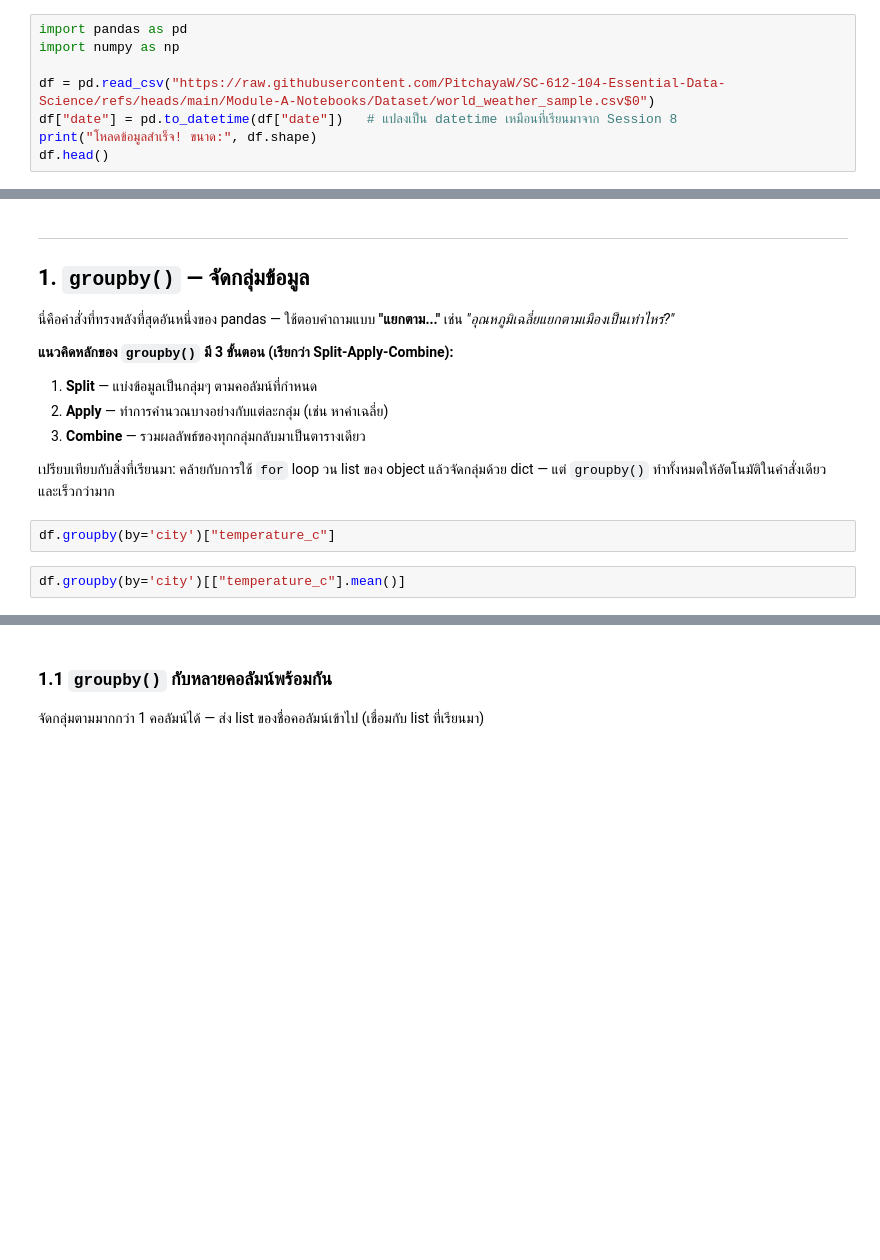
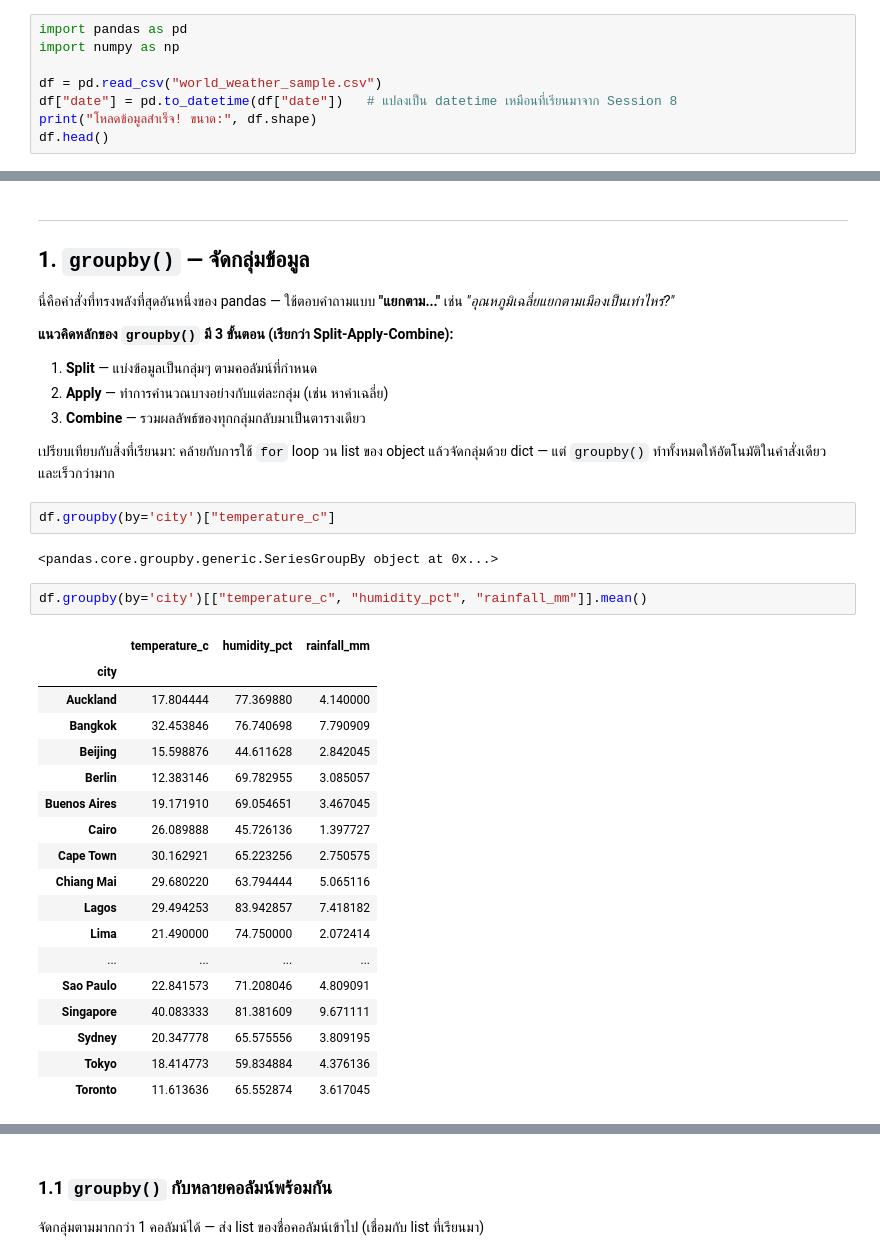
Before and after one commit to phatchariya202/683020589-0_Phatchariya, a Jupyter notebook: Module-A-Notebooks/SC612104_Session09_Pandas_Advanced.ipynb, the cells around one changed output, grey strips where cells are left out. Saved outputs shown, nothing was run; the diff lists cells and outputs as text; blank space fills up the shorter version.

```diff
--- a/Module-A-Notebooks/SC612104_Session09_Pandas_Advanced.ipynb
+++ b/Module-A-Notebooks/SC612104_Session09_Pandas_Advanced.ipynb
@@ -48,7 +48,7 @@ except ImportError:
 import pandas as pd
 import numpy as np
 
-df = pd.read_csv("https://raw.githubusercontent.com/PitchayaW/SC-612-104-Essential-Data-Science/refs/heads/main/Module-A-Notebooks/Dataset/world_weather_sample.csv$0")
+df = pd.read_csv("world_weather_sample.csv")
 df["date"] = pd.to_datetime(df["date"])   # แปลงเป็น datetime เหมือนที่เรียนมาจาก Session 8
 print("โหลดข้อมูลสำเร็จ! ขนาด:", df.shape)
 df.head()
@@ -66,8 +74,29 @@ df.head()
 เปรียบเทียบกับสิ่งที่เรียนมา: คล้ายกับการใช้ `for` loop วน list ของ object แล้วจัดกลุ่มด้วย dict — แต่ `groupby()` ทำทั้งหมดให้อัตโนมัติในคำสั่งเดียว และเร็วกว่ามาก
 # %%
 df.groupby(by='city')["temperature_c"]
+# %% [output]
+<pandas.core.groupby.generic.SeriesGroupBy object at 0x...>
 # %%
-df.groupby(by='city')[["temperature_c"].mean()]
+df.groupby(by='city')[["temperature_c", "humidity_pct", "rainfall_mm"]].mean()
+# %% [output]
+|  | temperature_c | humidity_pct | rainfall_mm |
+| city |  |  |  |
+| Auckland | 17.804444 | 77.369880 | 4.140000 |
+| Bangkok | 32.453846 | 76.740698 | 7.790909 |
+| Beijing | 15.598876 | 44.611628 | 2.842045 |
+| Berlin | 12.383146 | 69.782955 | 3.085057 |
+| Buenos Aires | 19.171910 | 69.054651 | 3.467045 |
+| Cairo | 26.089888 | 45.726136 | 1.397727 |
+| Cape Town | 30.162921 | 65.223256 | 2.750575 |
+| Chiang Mai | 29.680220 | 63.794444 | 5.065116 |
+| Lagos | 29.494253 | 83.942857 | 7.418182 |
+| Lima | 21.490000 | 74.750000 | 2.072414 |
+| ... | ... | ... | ... |
+| Sao Paulo | 22.841573 | 71.208046 | 4.809091 |
+| Singapore | 40.083333 | 81.381609 | 9.671111 |
+| Sydney | 20.347778 | 65.575556 | 3.809195 |
+| Tokyo | 18.414773 | 59.834884 | 4.376136 |
+| Toronto | 11.613636 | 65.552874 | 3.617045 |
 # %%
 # อุณหภูมิเฉลี่ยแยกตามเมือง
 city_avg_temp = df.groupby("city")[["temperature_c", "humidity_pct", "rainfall_mm"]].mean()
```
Also changed, not shown: parts of 24 cells of this notebook.
